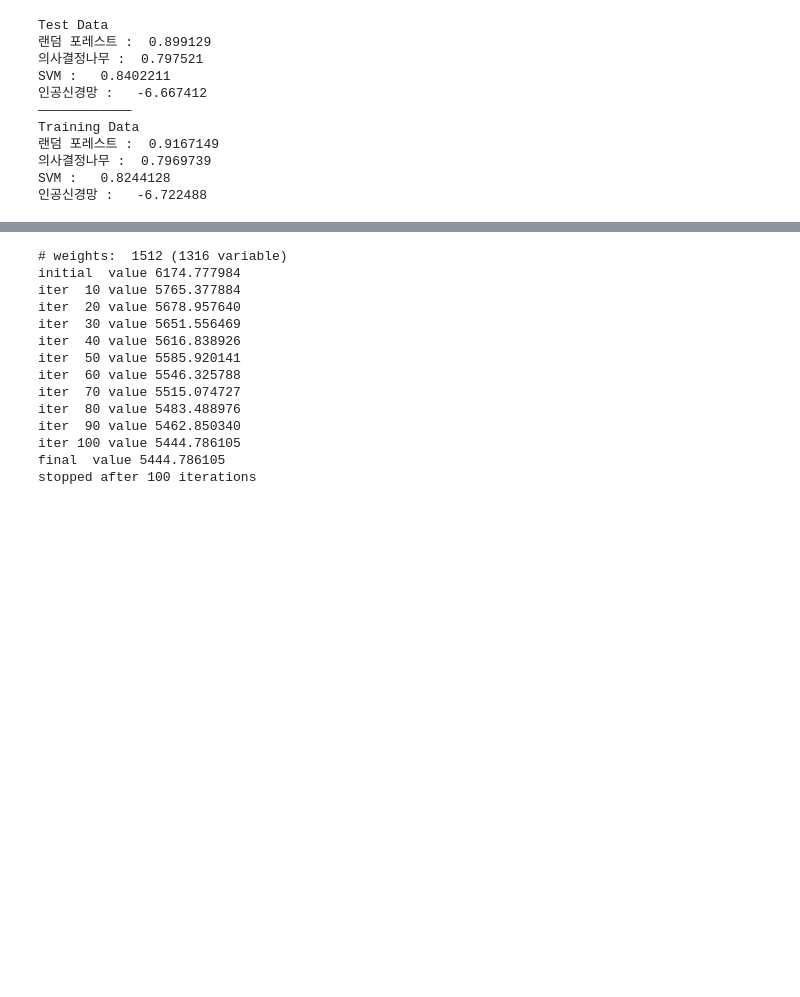
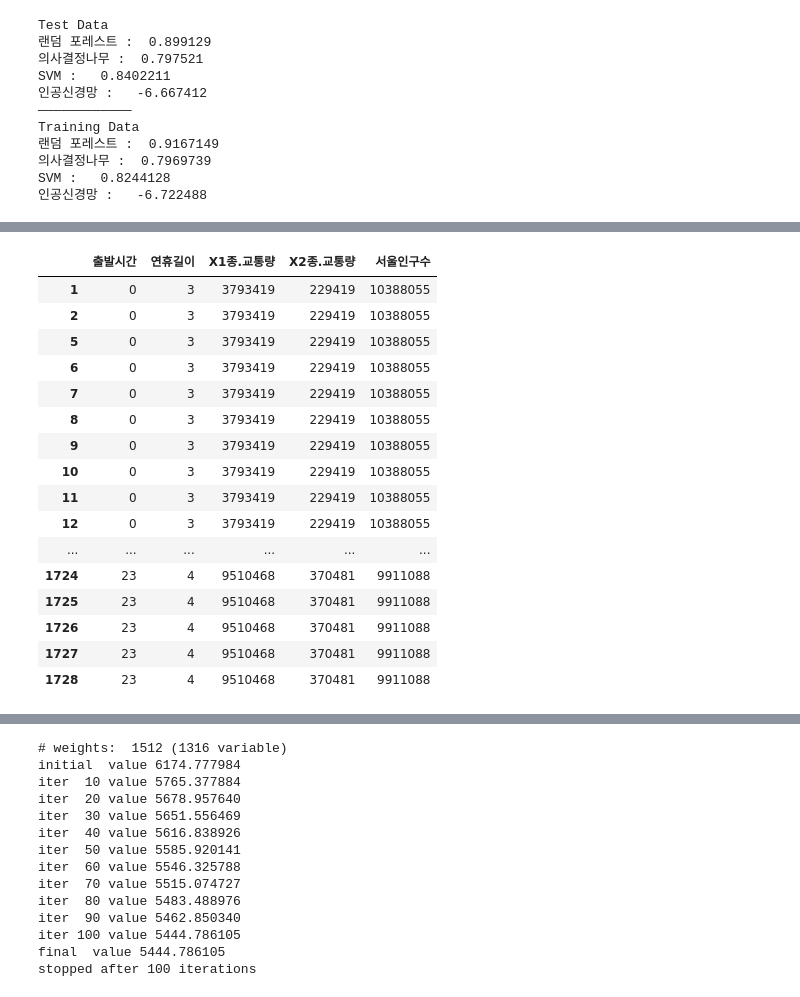
Before and after one commit to monargent0/TJRrrClass, a Jupyter notebook: 서울대전소요시간머신러닝.ipynb, the cells around one changed output, grey strips where cells are left out. Cells and saved outputs as stored; diff of their text form; code cells hidden in the pictures; blank space fills up the shorter version.

```diff
--- a/서울대전소요시간머신러닝.ipynb
+++ b/서울대전소요시간머신러닝.ipynb
@@ -1124,0 +1093,20 @@ cbind(pred_nnet_tr, as.character(y_tr))
+# %%
+d2[-c(3,7)]
+# %% [output]
+|  | 출발시간 | 연휴길이 | X1종.교통량 | X2종.교통량 | 서울인구수 |
+| 1 | 0 | 3 | 3793419 | 229419 | 10388055 |
+| 2 | 0 | 3 | 3793419 | 229419 | 10388055 |
+| 5 | 0 | 3 | 3793419 | 229419 | 10388055 |
+| 6 | 0 | 3 | 3793419 | 229419 | 10388055 |
+| 7 | 0 | 3 | 3793419 | 229419 | 10388055 |
+| 8 | 0 | 3 | 3793419 | 229419 | 10388055 |
+| 9 | 0 | 3 | 3793419 | 229419 | 10388055 |
+| 10 | 0 | 3 | 3793419 | 229419 | 10388055 |
+| 11 | 0 | 3 | 3793419 | 229419 | 10388055 |
+| 12 | 0 | 3 | 3793419 | 229419 | 10388055 |
+| ... | ... | ... | ... | ... | ... |
+| 1724 | 23 | 4 | 9510468 | 370481 | 9911088 |
+| 1725 | 23 | 4 | 9510468 | 370481 | 9911088 |
+| 1726 | 23 | 4 | 9510468 | 370481 | 9911088 |
+| 1727 | 23 | 4 | 9510468 | 370481 | 9911088 |
+| 1728 | 23 | 4 | 9510468 | 370481 | 9911088 |
```
Also changed, not shown: parts of 7 cells of this notebook.
